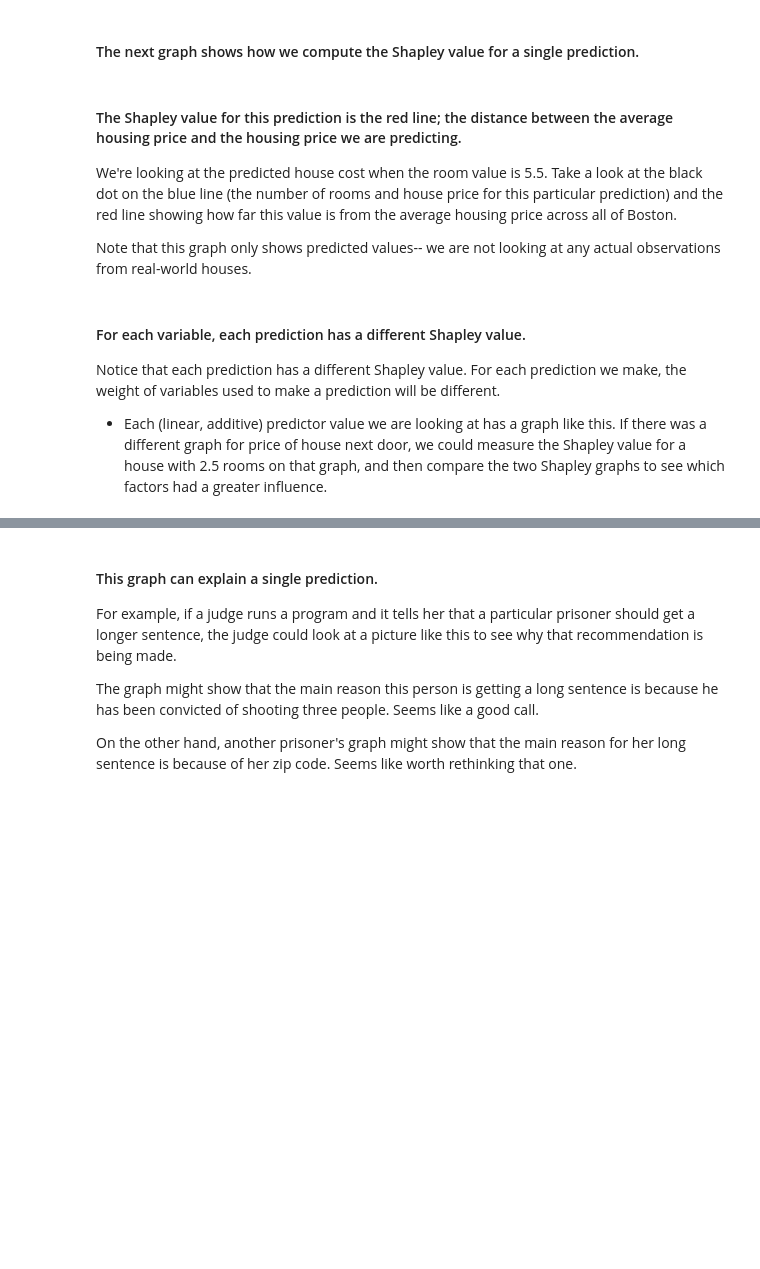
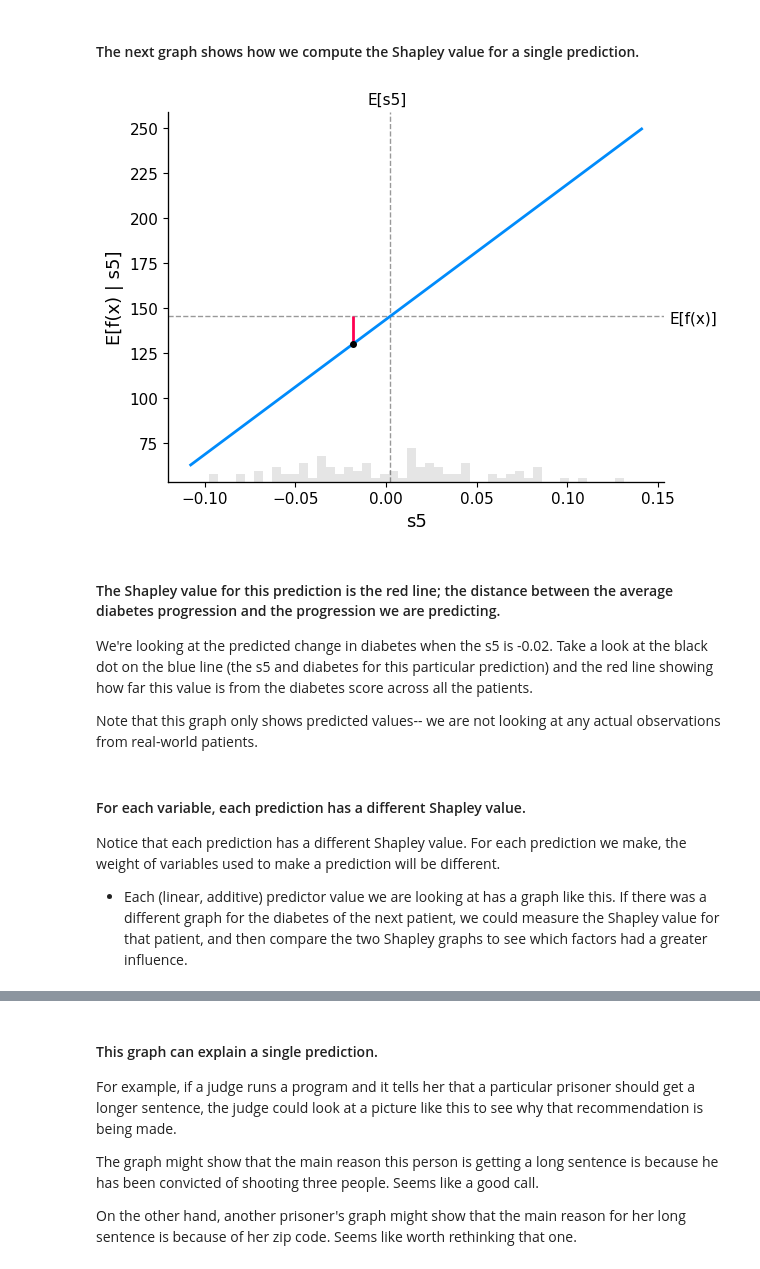
Before and after one commit to narnaoot/explainability, a Jupyter notebook: Explainable AI.ipynb, the cells around one changed output, grey strips where cells are left out. Saved outputs shown, nothing was run; the diff lists cells and outputs as text; code cells hidden in the pictures; blank space fills up the shorter version.

```diff
--- a/Explainable AI.ipynb
+++ b/Explainable AI.ipynb
@@ -124,27 +131,29 @@ Now let's zoom in on a single prediction.
 # %%
 # compute the SHAP values for the linear model
 explainer = shap.Explainer(model.predict, X100)
 shap_values = explainer(X)
 
 # make a standard partial dependence plot
 sample_ind = 18
 shap.partial_dependence_plot(
-    "RM", model.predict, X100, model_expected_value=True,
+    "s5", model.predict, X100, model_expected_value=True,
     feature_expected_value=True, ice=False,
     shap_values=shap_values[sample_ind:sample_ind+1,:]
 )
+# %% [output]
+[figure, added]
 # %% [markdown]
-#### The Shapley value for this prediction is the red line; the distance between the average housing price and the housing price we are predicting.
+#### The Shapley value for this prediction is the red line; the distance between the average diabetes progression and the progression we are predicting.
 
-We're looking at the predicted house cost when the room value is 5.5.  Take a look at the  black dot on the blue line (the number of rooms and house price for this particular prediction) and the red line showing how far this value is from the average housing price across all of Boston.
+We're looking at the predicted change in diabetes when the s5 is -0.02.  Take a look at the  black dot on the blue line (the s5 and diabetes for this particular prediction) and the red line showing how far this value is from the diabetes score across all the patients.
 
-Note that this graph only shows predicted values-- we are not looking at any actual observations from real-world houses.
+Note that this graph only shows predicted values-- we are not looking at any actual observations from real-world patients.
 # %% [markdown]
 #### For each variable, each prediction has a different Shapley value.
 
 Notice that each prediction has a different Shapley value.  For each prediction we make, the weight of variables used to make a prediction will be different.
 
-* Each (linear, additive) predictor value we are looking at has a graph like this.  If there was a different graph for price of house next door, we could measure the Shapley value for a house with 2.5 rooms on that graph, and then compare the two Shapley  graphs to see which factors had a greater influence.
+* Each (linear, additive) predictor value we are looking at has a graph like this.  If there was a different graph for the diabetes of the next patient, we could measure the Shapley value for that patient, and then compare the two Shapley  graphs to see which factors had a greater influence.
 # %% [markdown]
 #### Another way to think about Shapley values.
 
```
Also changed, not shown: parts of 21 cells of this notebook.
